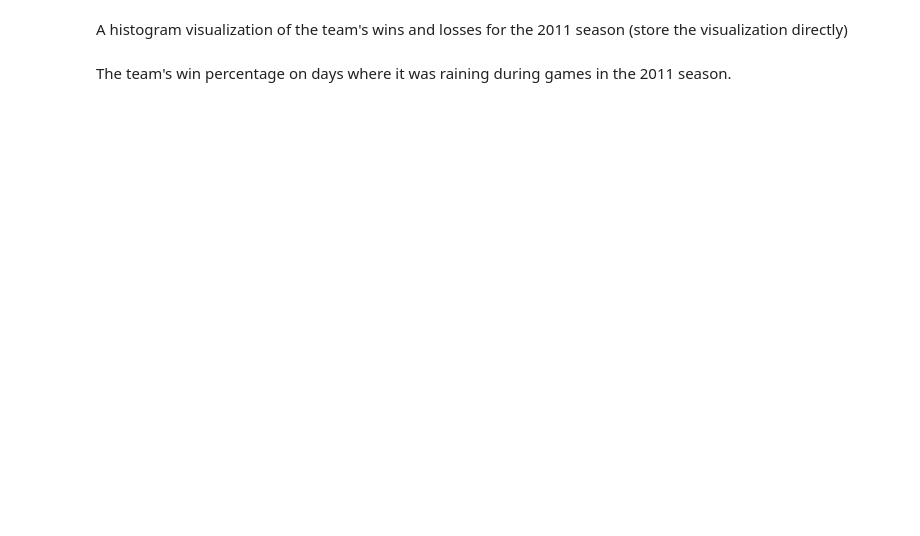
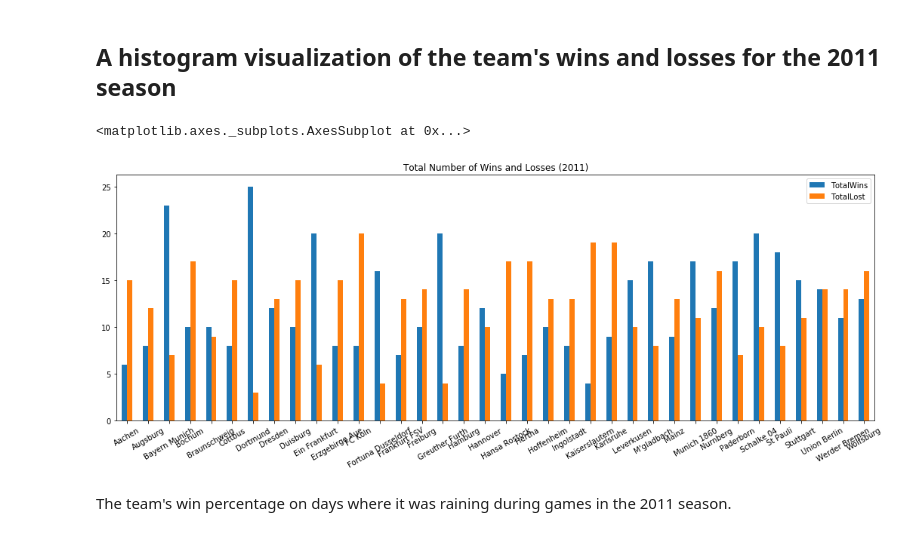
Before and after one commit to JoeSRead/london-ds-100719-M2-project-template, a Jupyter notebook: main.ipynb, the cells around one changed output. Saved outputs shown, nothing was run; the diff lists cells and outputs as text; code cells hidden in the pictures; blank space fills up the shorter version.

Commit message:
Team totals done

```diff
--- a/main.ipynb
+++ b/main.ipynb
@@ -45,0 +103,6 @@ The total number of goals scored by the team during the 2011 season
+# %%
+total_win_lst = []
+for team in team_names:
+    total_win_lst.append(win_lst.count(team))
+
+len(total_win_lst)
@@ -45,0 +111,12 @@ The total number of goals scored by the team during the 2011 season
+# %%
+# Lossers list
+
+loss_lst = []
+for index in range(len(df)):
+
+    if df.Result[index] == 'H':
+        loss_lst.append(df.AwayTeam[index])
+
+    elif df.Result[index] == 'A':
+        loss_lst.append(df.HomeTeam[index])
+len(loss_lst)
@@ -45,0 +125,6 @@ The total number of goals scored by the team during the 2011 season
+# %%
+total_lost_lst = []
+for team in team_names:
+    total_lost_lst.append(loss_lst.count(team))
+
+len(total_lost_lst)
@@ -45,0 +133,8 @@ The total number of goals scored by the team during the 2011 season
+# %%
+# Dataframe of each teams goals, win, loss, and draw
+
+df_home_away['TotalGoals'] = df_home_away['HomeGoals'] + df_home_away['AwayGoals']
+df_home_away['TotalWins'] = total_win_lst
+df_home_away['TotalLost'] = total_lost_lst
+df_home_away['Draws'] = 34 - df_home_away['TotalWins'] - df_home_away['TotalLost']
+df_home_away.head()
@@ -46,4 +148,10 @@ The total number of goals scored by the team during the 2011 season
 # %% [markdown]
-A histogram visualization of the team's wins and losses for the 2011 season (store the visualization directly)
+## A histogram visualization of the team's wins and losses for the 2011 season
+# %%
+ax = df_home_away.plot.bar(y=['TotalWins', 'TotalLost'], rot=30, figsize=(18,6), title="Total Number of Wins and Losses (2011)")
+ax
+# %% [output]
+<matplotlib.axes._subplots.AxesSubplot at 0x...>
+[figure, added]
 # %% [markdown]
 The team's win percentage on days where it was raining during games in the 2011 season.
```
Also changed, not shown: parts of 20 cells of this notebook, 1 other file.
